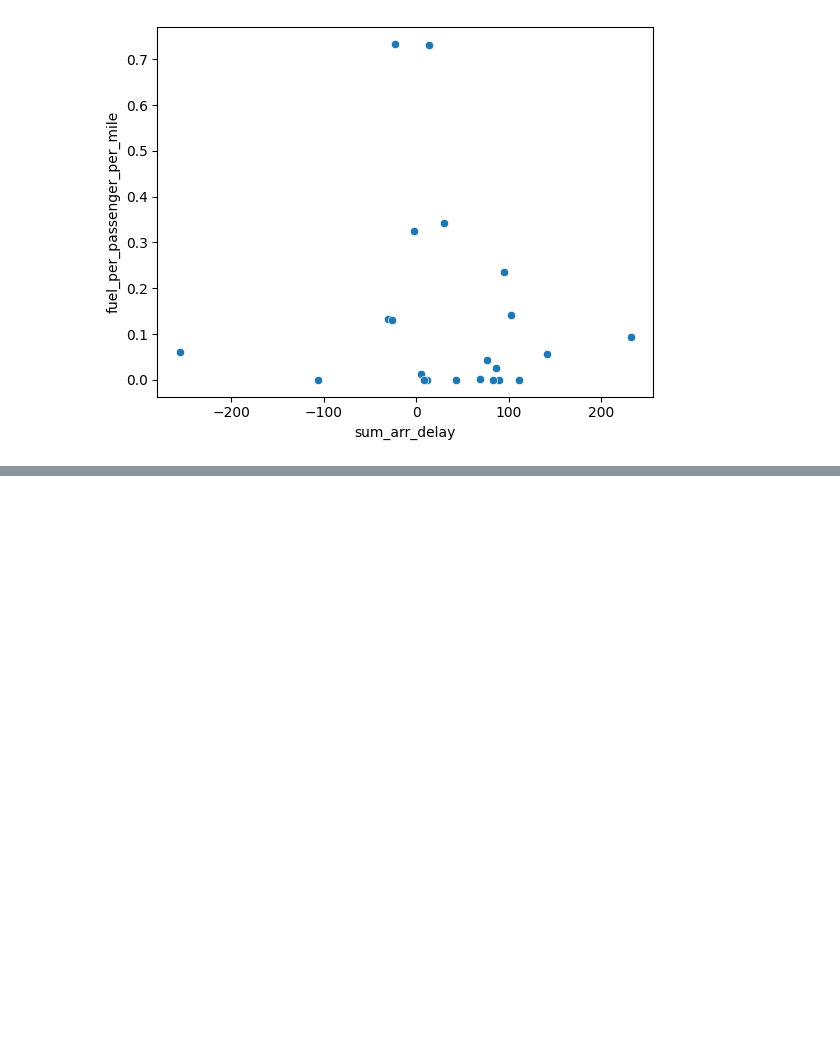
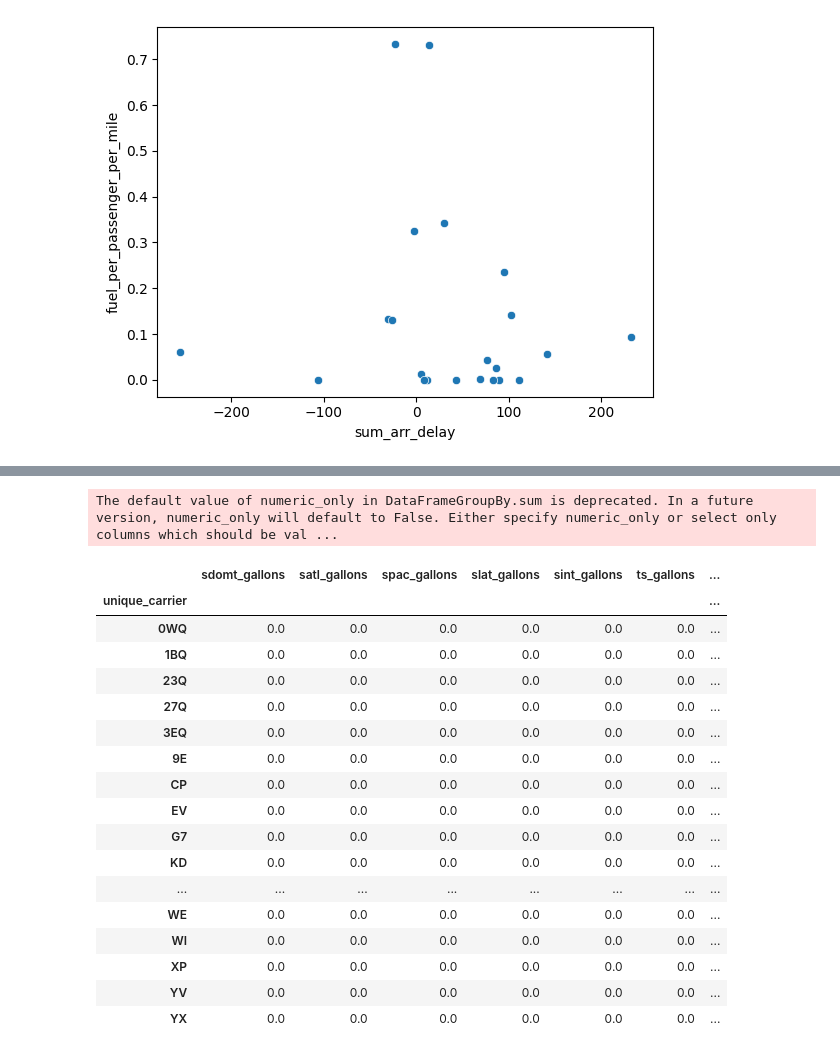
Before and after one commit to anzhgrdva/Predicting_Flight_Delays, a Jupyter notebook: EDA/exploratory_analysis_1-5.ipynb, the cells around one changed output, grey strips where cells are left out. Drawn from its saved outputs; the diff is of its cells as text; code cells hidden in the pictures; blank space fills up the shorter version.

Commit message:
Doing more EDA for feature selection

```diff
--- a/EDA/exploratory_analysis_1-5.ipynb
+++ b/EDA/exploratory_analysis_1-5.ipynb
@@ -1165,0 +1307,24 @@ sns.scatterplot(data=flights_passengers_fuel,x='sum_arr_delay',y='fuel_per_passe
+# %%
+# Look at rows with total_gallons = 0 (aggregate for each unique_carrier)
+filter_no_fuel_data = (fuel['total_gallons']==0) | (fuel['total_gallons'].isnull())
+fuel[filter_no_fuel_data].groupby('unique_carrier').agg('sum').filter(regex='gallons|cost')
+# %% [output]
+The default value of numeric_only in DataFrameGroupBy.sum is deprecated. In a future version, numeric_only will default to False. Either specify numeric_only or select only columns which should be val ...
+|  | sdomt_gallons | satl_gallons | spac_gallons | slat_gallons | sint_gallons | ts_gallons | ... |
+| unique_carrier |  |  |  |  |  |  | ... |
+| 0WQ | 0.0 | 0.0 | 0.0 | 0.0 | 0.0 | 0.0 | ... |
+| 1BQ | 0.0 | 0.0 | 0.0 | 0.0 | 0.0 | 0.0 | ... |
+| 23Q | 0.0 | 0.0 | 0.0 | 0.0 | 0.0 | 0.0 | ... |
+| 27Q | 0.0 | 0.0 | 0.0 | 0.0 | 0.0 | 0.0 | ... |
+| 3EQ | 0.0 | 0.0 | 0.0 | 0.0 | 0.0 | 0.0 | ... |
+| 9E | 0.0 | 0.0 | 0.0 | 0.0 | 0.0 | 0.0 | ... |
+| CP | 0.0 | 0.0 | 0.0 | 0.0 | 0.0 | 0.0 | ... |
+| EV | 0.0 | 0.0 | 0.0 | 0.0 | 0.0 | 0.0 | ... |
+| G7 | 0.0 | 0.0 | 0.0 | 0.0 | 0.0 | 0.0 | ... |
+| KD | 0.0 | 0.0 | 0.0 | 0.0 | 0.0 | 0.0 | ... |
+| ... | ... | ... | ... | ... | ... | ... | ... |
+| WE | 0.0 | 0.0 | 0.0 | 0.0 | 0.0 | 0.0 | ... |
+| WI | 0.0 | 0.0 | 0.0 | 0.0 | 0.0 | 0.0 | ... |
+| XP | 0.0 | 0.0 | 0.0 | 0.0 | 0.0 | 0.0 | ... |
+| YV | 0.0 | 0.0 | 0.0 | 0.0 | 0.0 | 0.0 | ... |
+| YX | 0.0 | 0.0 | 0.0 | 0.0 | 0.0 | 0.0 | ... |
```
Also changed, not shown: parts of 31 cells of this notebook.
